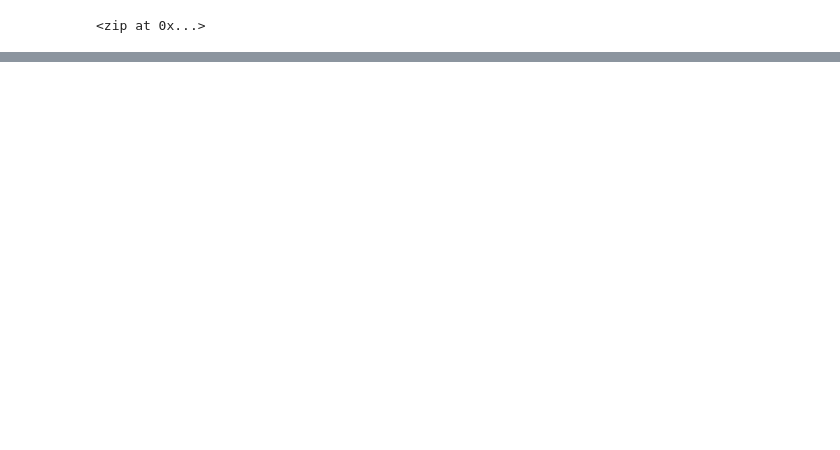
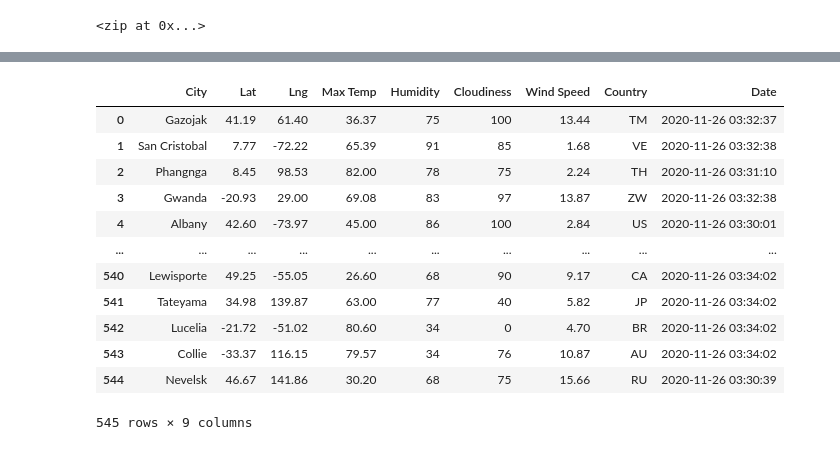
Before and after one commit to osvaldoferraz/World_Weather_Analysis, a Jupyter notebook: WeatherPy.ipynb, the cells around one changed output, grey strips where cells are left out. Cells and saved outputs as stored; diff of their text form; code cells hidden in the pictures; blank space fills up the shorter version.

```diff
--- a/WeatherPy.ipynb
+++ b/WeatherPy.ipynb
@@ -72,0 +78,4 @@ cities
+# %%
+# Starting URL for Weather Map API Call
+url = 'http://api.openweathermap.org/data/2.5/weather?units=Imperial&appid='+ weather_api_key
+print(url)
@@ -72,0 +164,18 @@ cities
+# %%
+# Convert the array of dictionaries to a Pandas DataFrame
+city_data_df = pd.DataFrame(city_data)
+city_data_df
+# %% [output]
+|  | City | Lat | Lng | Max Temp | Humidity | Cloudiness | Wind Speed | Country | Date |
+| 0 | Gazojak | 41.19 | 61.40 | 36.37 | 75 | 100 | 13.44 | TM | 2020-11-26 03:32:37 |
+| 1 | San Cristobal | 7.77 | -72.22 | 65.39 | 91 | 85 | 1.68 | VE | 2020-11-26 03:32:38 |
+| 2 | Phangnga | 8.45 | 98.53 | 82.00 | 78 | 75 | 2.24 | TH | 2020-11-26 03:31:10 |
+| 3 | Gwanda | -20.93 | 29.00 | 69.08 | 83 | 97 | 13.87 | ZW | 2020-11-26 03:32:38 |
+| 4 | Albany | 42.60 | -73.97 | 45.00 | 86 | 100 | 2.84 | US | 2020-11-26 03:30:01 |
+| ... | ... | ... | ... | ... | ... | ... | ... | ... | ... |
+| 540 | Lewisporte | 49.25 | -55.05 | 26.60 | 68 | 90 | 9.17 | CA | 2020-11-26 03:34:02 |
+| 541 | Tateyama | 34.98 | 139.87 | 63.00 | 77 | 40 | 5.82 | JP | 2020-11-26 03:34:02 |
+| 542 | Lucelia | -21.72 | -51.02 | 80.60 | 34 | 0 | 4.70 | BR | 2020-11-26 03:34:02 |
+| 543 | Collie | -33.37 | 116.15 | 79.57 | 34 | 76 | 10.87 | AU | 2020-11-26 03:34:02 |
+| 544 | Nevelsk | 46.67 | 141.86 | 30.20 | 68 | 75 | 15.66 | RU | 2020-11-26 03:30:39 |
+545 rows × 9 columns
```
Also changed, not shown: parts of 9 cells of this notebook, 3 other files.
